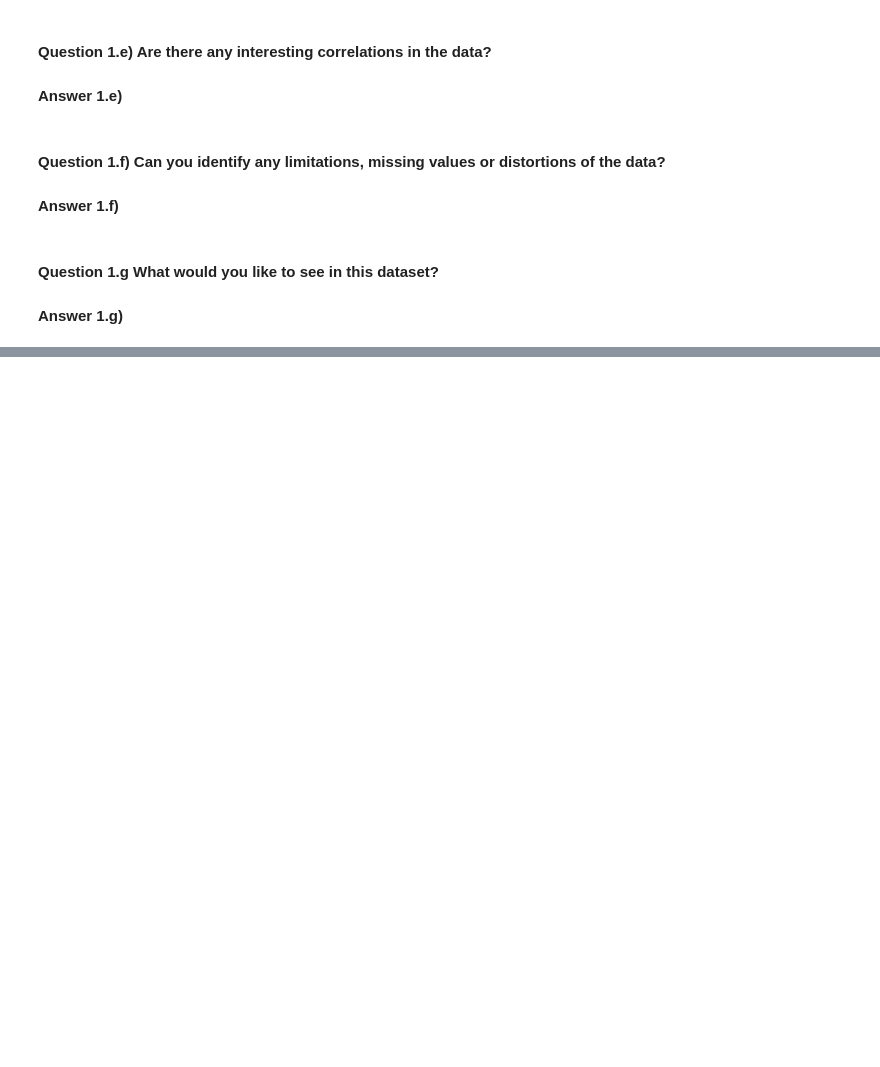
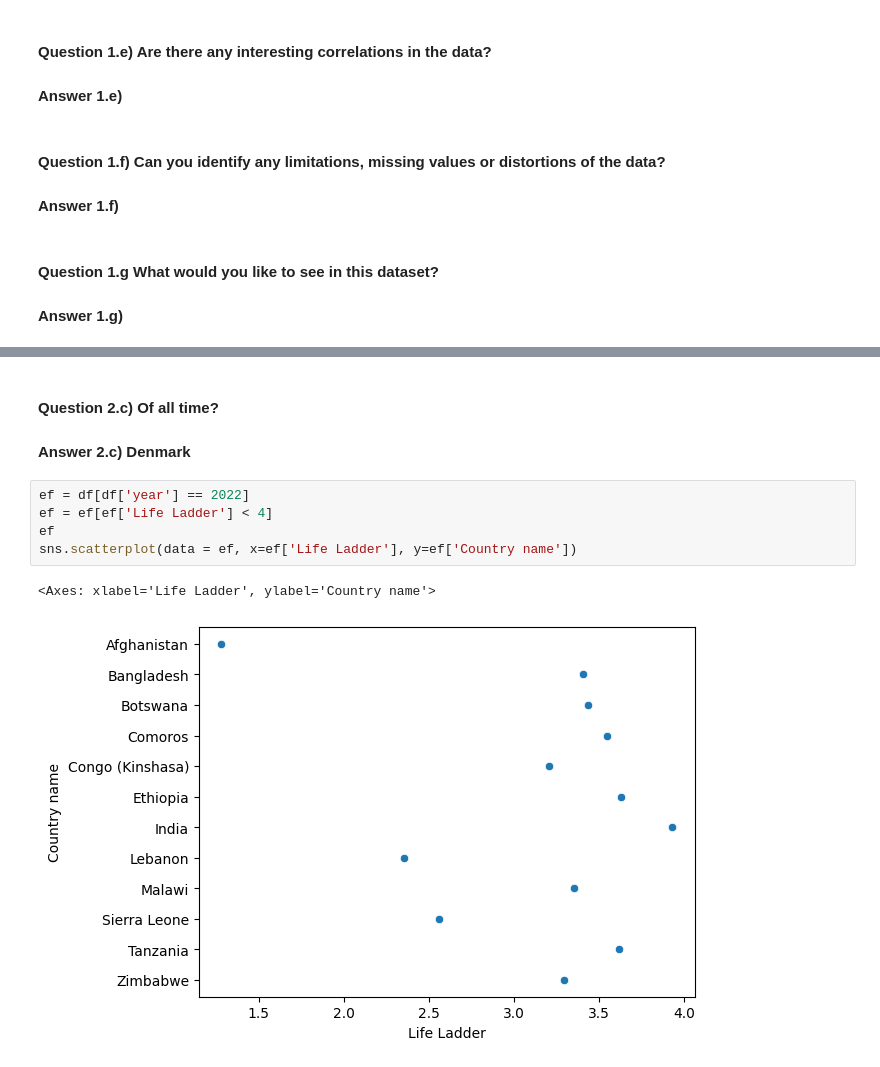
Before and after one commit to USFCA-CS663-Spring2024/happiness-vinay-bojja, a Jupyter notebook: Happiness - Assignment 1 - CS 663 (Machine Learning).ipynb, the cells around one changed output, grey strips where cells are left out. Drawn from its saved outputs; the diff is of its cells as text; blank space fills up the shorter version.

```diff
--- a/Happiness - Assignment 1 - CS 663 (Machine Learning).ipynb
+++ b/Happiness - Assignment 1 - CS 663 (Machine Learning).ipynb
@@ -156,0 +179,11 @@ df.describe()
+# %% [markdown]
+#### Question 2.c) Of all time?
+#### Answer 2.c) Denmark
+# %%
+ef = df[df['year'] == 2022]
+ef = ef[ef['Life Ladder'] < 4]
+ef
+sns.scatterplot(data = ef, x=ef['Life Ladder'], y=ef['Country name'])
+# %% [output]
+<Axes: xlabel='Life Ladder', ylabel='Country name'>
+[figure, added]
```
Also changed, not shown: parts of 11 cells of this notebook, 1 other file.
